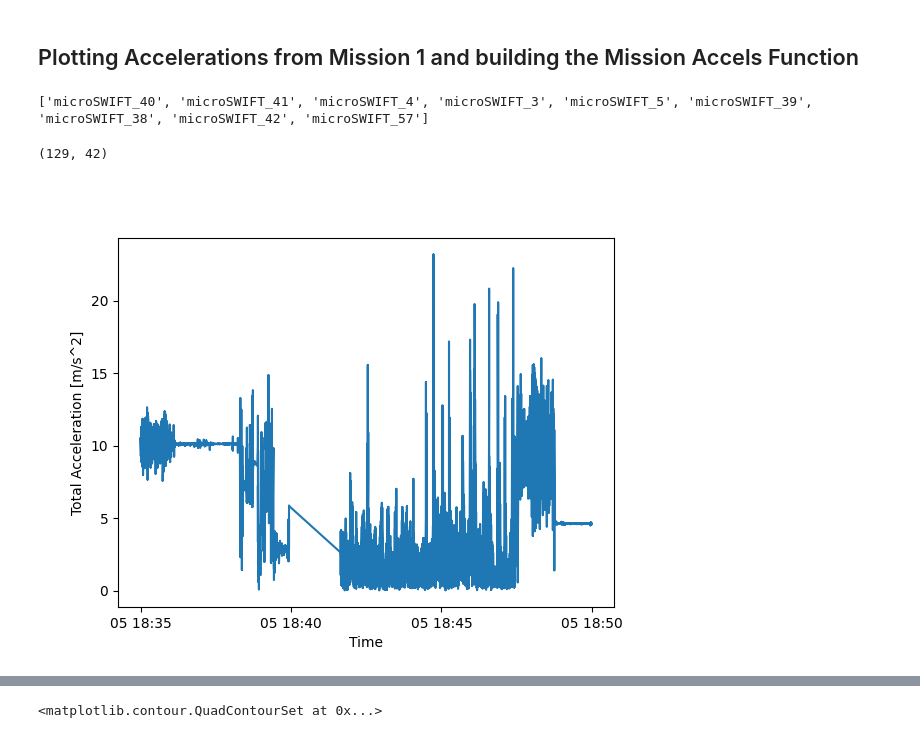
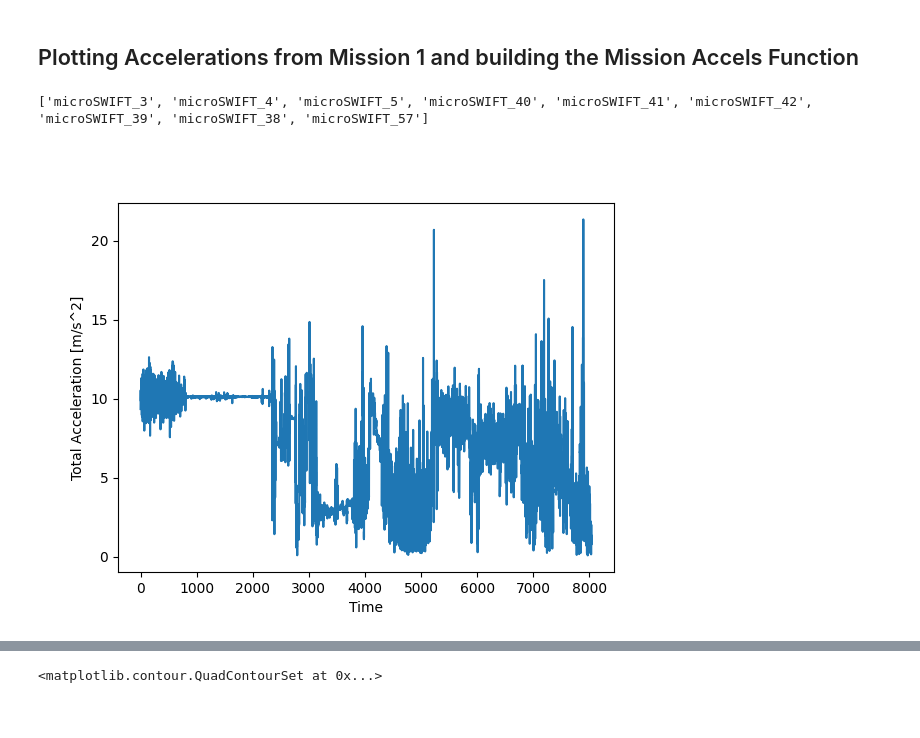
Before and after one commit to SASlabgroup/DUNEXMainExp, a Jupyter notebook: analysis/DUNEX-Data-exploration.ipynb, the cells around one changed output, grey strips where cells are left out. Cells and saved outputs as stored; diff of their text form; code cells hidden in the pictures.

```diff
--- a/analysis/DUNEX-Data-exploration.ipynb
+++ b/analysis/DUNEX-Data-exploration.ipynb
@@ -24,35 +24,37 @@ import microSWIFTTools
 # %%
 # Mission 1 netCDF path
 mission_nc_path = '../microSWIFT_data/mission_5/mission_5.nc'
 
 # Load in netCDF file as a dataset
 mission_dataset = nc.Dataset(mission_nc_path, mode='r')
 
 # Get list of all microSWIFTs on the mission
 microSWIFTs_on_mission = list(mission_dataset.groups.keys())
 print(microSWIFTs_on_mission)
 
 # Get Datetime values
-time = cftime.num2pydate(mission_dataset['microSWIFT_3']['IMU']['time'],units=mission_dataset['microSWIFT_3']['IMU']['time'].units, calendar=mission_dataset['microSWIFT_3']['IMU']['time'].calendar)
+imu_time_3 = cftime.num2pydate(mission_dataset['microSWIFT_3']['IMU']['time'],units=mission_dataset['microSWIFT_3']['IMU']['time'].units, calendar=mission_dataset['microSWIFT_3']['IMU']['time'].calendar)
+imu_time_5 = cftime.num2pydate(mission_dataset['microSWIFT_5']['IMU']['time'],units=mission_dataset['microSWIFT_5']['IMU']['time'].units, calendar=mission_dataset['microSWIFT_5']['IMU']['time'].calendar)
+gps_time_3 = cftime.num2pydate(mission_dataset['microSWIFT_3']['GPS']['time'],units=mission_dataset['microSWIFT_3']['GPS']['time'].units, calendar=mission_dataset['microSWIFT_3']['GPS']['time'].calendar)
+gps_time_5 = cftime.num2pydate(mission_dataset['microSWIFT_5']['GPS']['time'],units=mission_dataset['microSWIFT_5']['GPS']['time'].units, calendar=mission_dataset['microSWIFT_5']['GPS']['time'].calendar)
 
 # Compute Total Acceleration
 accel_x = np.array(mission_dataset['microSWIFT_3']['IMU']['accel_x'][:])
 accel_y = np.array(mission_dataset['microSWIFT_3']['IMU']['accel_y'][:])
 accel_z = np.array(mission_dataset['microSWIFT_3']['IMU']['accel_z'][:])
 tot_accel = np.sqrt(np.square(accel_x) + np.square(accel_y), np.square(accel_z))
 
 # Plot the Vertical Accelerations from the mission for one microSWIFT
 fig, ax = plt.subplots()
-ax.plot(time, tot_accel)
+ax.plot(tot_accel)
 ax.format_xdata = mdates.DateFormatter('%Y-%m')
 ax.set_ylabel('Total Acceleration [m/s^2]')
 ax.set_xlabel('Time')
 
 # Compute Gabor transform of the total acceleration signal
 f, t, Sxx = signal.spectrogram(tot_accel, fs=12)
 high_freq_inds = np.argwhere(f > 2)
 Sxx_high_freq = Sxx[high_freq_inds]
 # %% [output]
-['microSWIFT_40', 'microSWIFT_41', 'microSWIFT_4', 'microSWIFT_3', 'microSWIFT_5', 'microSWIFT_39', 'microSWIFT_38', 'microSWIFT_42', 'microSWIFT_57']
+['microSWIFT_3', 'microSWIFT_4', 'microSWIFT_5', 'microSWIFT_40', 'microSWIFT_41', 'microSWIFT_42', 'microSWIFT_39', 'microSWIFT_38', 'microSWIFT_57']
-(129, 42)
-[figure, old version]
+[figure, new version]
```
Also changed, not shown: parts of 3 cells of this notebook.
